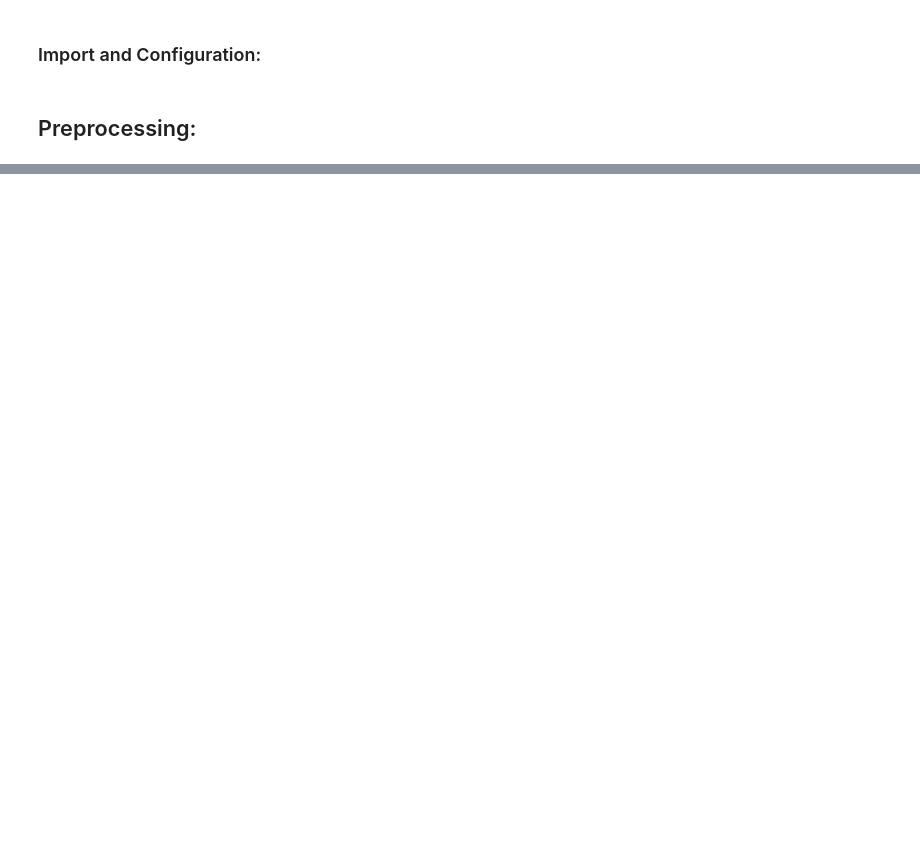
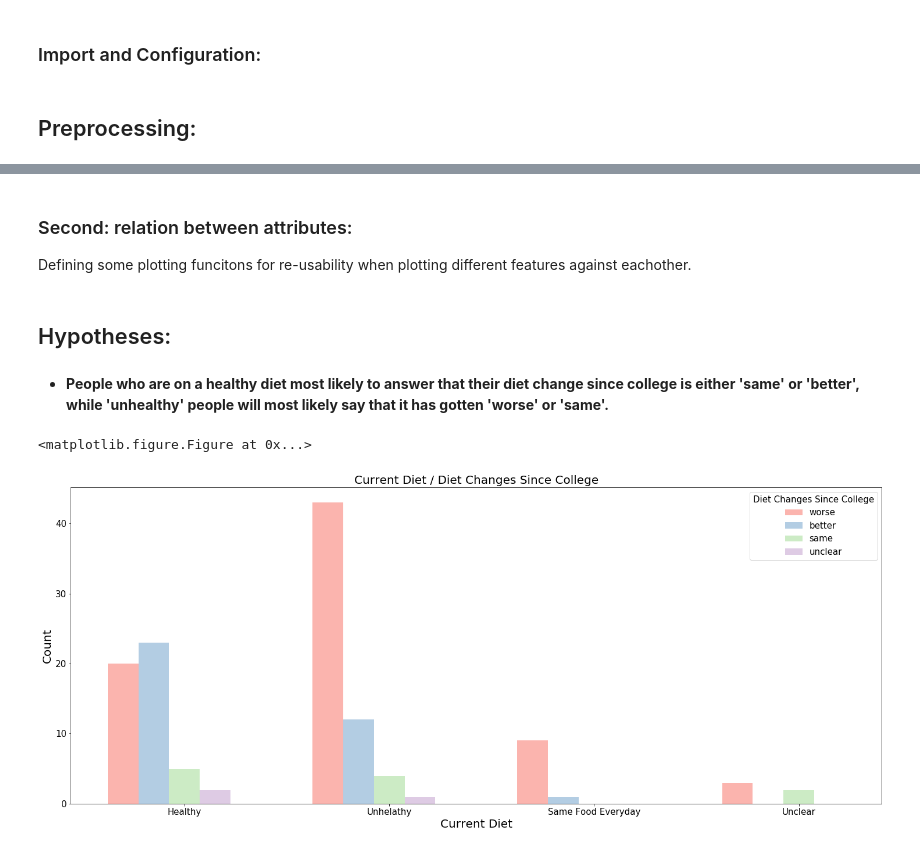
Before and after one commit to ahmedhagii/visual-analytics-project, a Jupyter notebook: visual-analytics-lab.ipynb, the cells around one changed output, grey strips where cells are left out. Drawn from its saved outputs; the diff is of its cells as text; code cells hidden in the pictures; blank space fills up the shorter version.

```diff
--- a/visual-analytics-lab.ipynb
+++ b/visual-analytics-lab.ipynb
@@ -69,0 +156,4 @@ data.type_sports = data.type_sports.apply(func=func)
+# %% [markdown]
+### Second: relation between attributes:
+
+Defining some plotting funcitons for re-usability  when plotting different features against eachother.
@@ -69,0 +279,11 @@ data.type_sports = data.type_sports.apply(func=func)
+# %% [markdown]
+## Hypotheses:
+# %% [markdown]
+- **People who are on a healthy diet most likely to answer that their diet change since college is either 'same' or 'better', while 'unhealthy' people will most likely say that it has gotten 'worse' or 'same'.**
+# %%
+grouped_barchart(x_attribute='diet_current_coded', x_labels=['Healthy' ,'Unhelathy' ,'Same Food Everyday' ,'Unclear'],
+                 y_attribute='eating_changes_coded', legend=['worse' ,'better' ,'same' ,'unclear'], legend_title='Diet Changes Since College',
+                 plot_title='Current Diet / Diet Changes Since College', x_label='Current Diet')
+# %% [output]
+<matplotlib.figure.Figure at 0x...>
+[figure, added]
```
Also changed, not shown: parts of 46 cells of this notebook.
